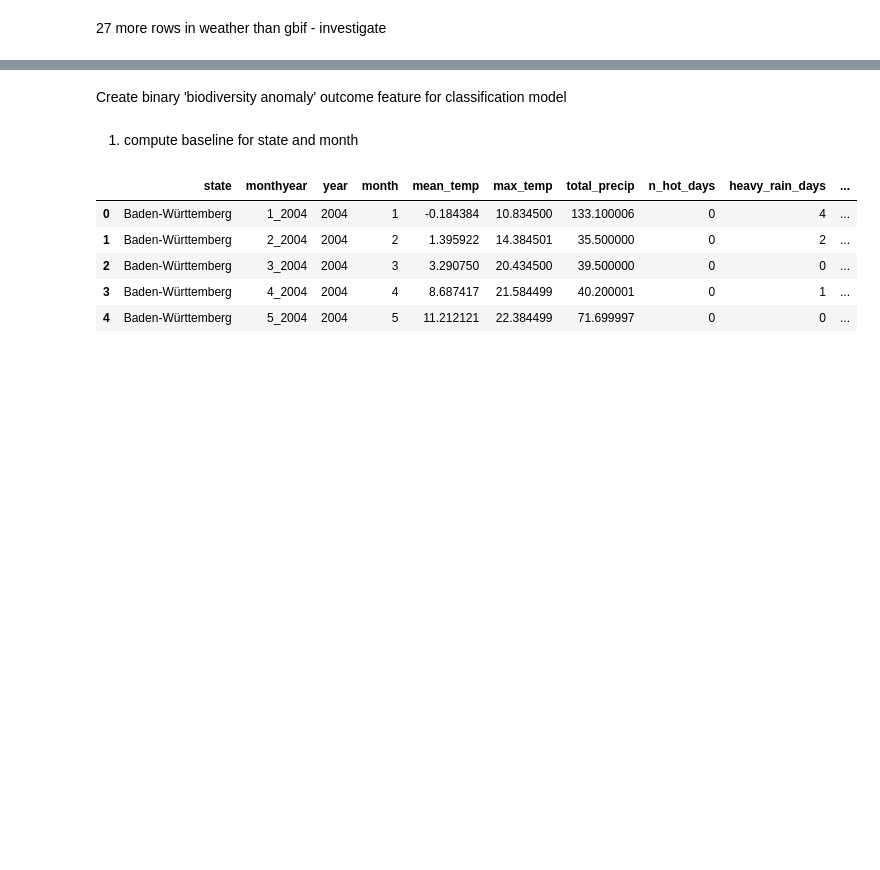
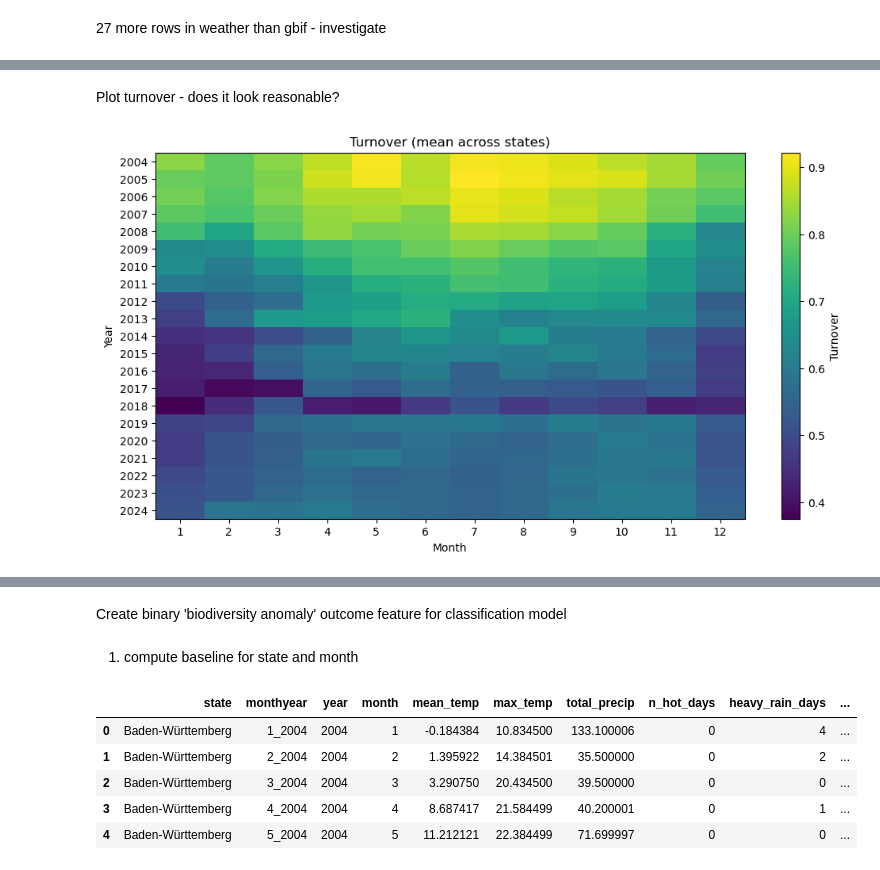
Before and after one commit to delmurphy/wildsignal, a Jupyter notebook: Notebooks/4.Feature_engineering.ipynb, the cells around one changed output, grey strips where cells are left out. Cells and saved outputs as stored; diff of their text form; code cells hidden in the pictures; blank space fills up the shorter version.

```diff
--- a/Notebooks/4.Feature_engineering.ipynb
+++ b/Notebooks/4.Feature_engineering.ipynb
@@ -444,0 +600,19 @@ full_df.loc[(full_df['state']=='Saarland') & (full_df['month']==4) & (full_df['y
+# %% [markdown]
+Plot turnover - does it look reasonable?
+# %%
+import pandas as pd
+import matplotlib.pyplot as plt
+
+pivot = full_df.groupby(['year', 'month'])['turnover'].mean().unstack()
+
+plt.figure(figsize=(12,6))
+plt.imshow(pivot, aspect='auto')
+plt.colorbar(label='Turnover')
+plt.yticks(range(len(pivot.index)), pivot.index)
+plt.xticks(range(12), range(1,13))
+plt.xlabel("Month")
+plt.ylabel("Year")
+plt.title("Turnover (mean across states)")
+plt.show()
+# %% [output]
+[figure, added]
```
Also changed, not shown: parts of 56 cells of this notebook, 1 other file.
